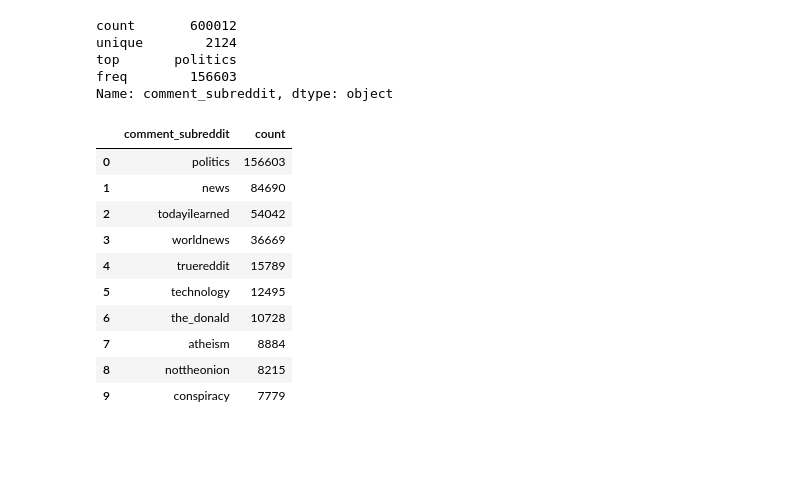
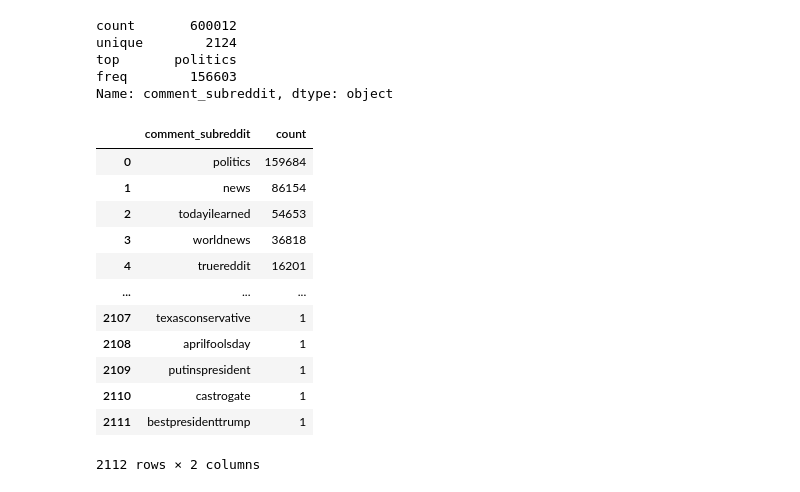
Before and after one commit to DavidKai1999/Stats-170-project, a Jupyter notebook: dataset_preprocessing/redditcomment_preprocessing.ipynb, the cells around one changed output. Drawn from its saved outputs; the diff is of its cells as text; code cells hidden in the pictures; blank space fills up the shorter version.

```diff
--- a/dataset_preprocessing/redditcomment_preprocessing.ipynb
+++ b/dataset_preprocessing/redditcomment_preprocessing.ipynb
@@ -11,9 +11,9 @@ redditcomment_path = ("C:\\Users\\gyiko\\OneDrive - personalmicrosoftsoftware.uc
 # %% [markdown]
 Do topic modeling for this dataset before running the following codes.
 # %%
-reddit_data = pd.read_json(redditcomment_path).dropna(subset=['text']).drop_duplicates(subset=['text'])
+reddit_data = pd.read_json(redditcomment_path).dropna(subset=['text']).drop_duplicates(subset=['text']).reset_index(drop=True)
 # %%
-reddit_data = reddit_data.sample(n=10000,random_state=1).reset_index(drop=True)
+#reddit_data = reddit_data.sample(n=10000,random_state=1).reset_index(drop=True)
 # %% [markdown]
 ## Convert to 1NF
 # %%
@@ -158,10 +158 @@ freq       69859
 Name: comment_author, dtype: object
-# %%
-comment_table['comment_author'] = comment_table['comment_author'].str.lower()
-
-r_c_author_10 = comment_table[['comment_author','text']].groupby('comment_author')['text'].count()\
-                             .reset_index(name='count') \
-                             .sort_values(['count'], ascending=False) \
-                             .head(11)[1:].reset_index(drop=True)
-
-r_c_author_10
@@ -204,21 +256,22 @@ Name: comment_subreddit, dtype: object
 # %%
 comment_table['comment_subreddit'] = comment_table['comment_subreddit'].str.lower()
 
-r_subreddit_10 = comment_table[['comment_subreddit','text']].groupby('comment_subreddit')['text'].count()\
+count_subreddit = comment_table[['comment_subreddit','text']].groupby('comment_subreddit')['text'].count()\
                              .reset_index(name='count') \
-                             .sort_values(['count'], ascending=False) \
-                             .head(10).reset_index(drop=True)
+                             .sort_values(['count'], ascending=False).reset_index(drop=True)
 
-r_subreddit_10
+count_subreddit
 # %% [output]
 |  | comment_subreddit | count |
-| 0 | politics | 156603 |
-| 1 | news | 84690 |
-| 2 | todayilearned | 54042 |
-| 3 | worldnews | 36669 |
-| 4 | truereddit | 15789 |
-| 5 | technology | 12495 |
-| 6 | the_donald | 10728 |
-| 7 | atheism | 8884 |
-| 8 | nottheonion | 8215 |
-| 9 | conspiracy | 7779 |
+| 0 | politics | 159684 |
+| 1 | news | 86154 |
+| 2 | todayilearned | 54653 |
+| 3 | worldnews | 36818 |
+| 4 | truereddit | 16201 |
+| ... | ... | ... |
+| 2107 | texasconservative | 1 |
+| 2108 | aprilfoolsday | 1 |
+| 2109 | putinspresident | 1 |
+| 2110 | castrogate | 1 |
+| 2111 | bestpresidenttrump | 1 |
+2112 rows × 2 columns
```
Also changed, not shown: parts of 14 cells of this notebook.
